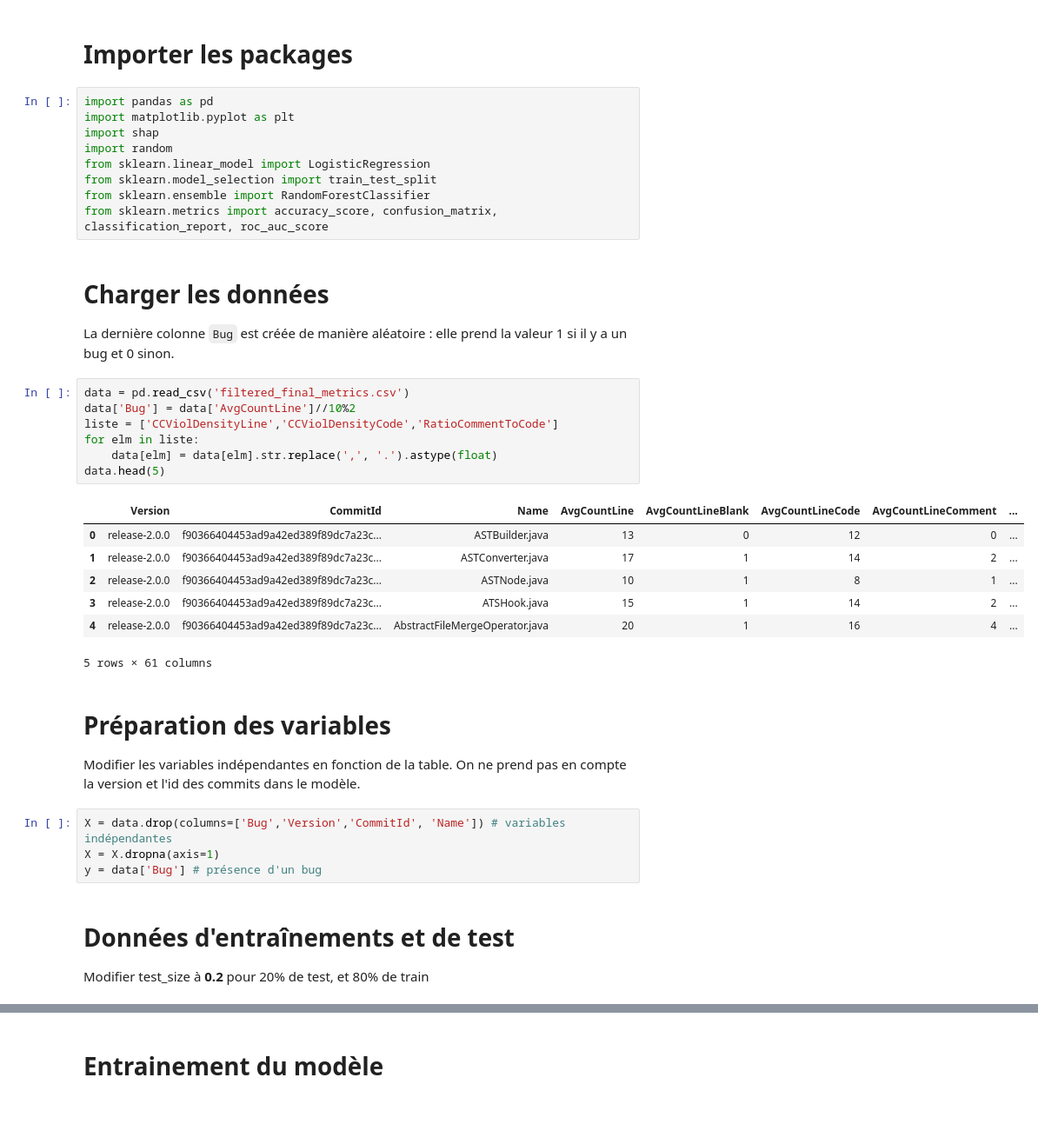
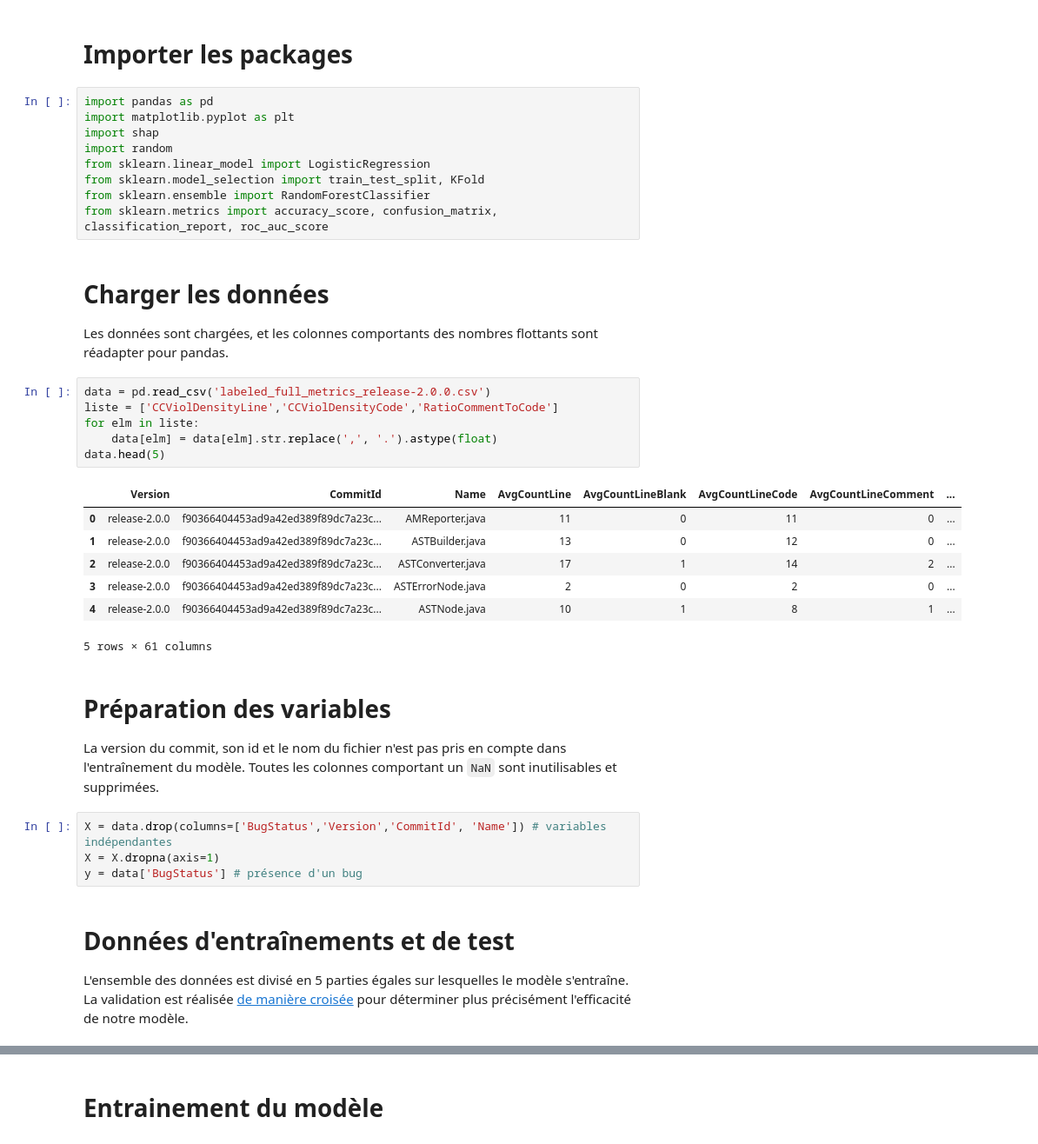
Before and after one commit to IamMoShi/MGL869-Lab-Hive, a Jupyter notebook: Pipeline_Learning_Model.ipynb, the cells around one changed output, grey strips where cells are left out. Shown at 87% size. Drawn from its saved outputs; the diff is of its cells as text; blank space fills up the shorter version.

Commit message:
[feat] K fold cross-validation instead of 80/20 partition

```diff
--- a/Pipeline_Learning_Model.ipynb
+++ b/Pipeline_Learning_Model.ipynb
@@ -6,36 +6,35 @@ import matplotlib.pyplot as plt
 import shap
 import random
 from sklearn.linear_model import LogisticRegression
-from sklearn.model_selection import train_test_split
+from sklearn.model_selection import train_test_split, KFold
 from sklearn.ensemble import RandomForestClassifier
 from sklearn.metrics import accuracy_score, confusion_matrix, classification_report, roc_auc_score
 # %% [markdown]
 # Charger les données
 
-La dernière colonne `Bug` est créée de manière aléatoire : elle prend la valeur 1 si il y a un bug et 0 sinon.
+Les données sont chargées, et les colonnes comportants des nombres flottants sont réadapter pour pandas.
 # %%
-data = pd.read_csv('filtered_final_metrics.csv')
-data['Bug'] = data['AvgCountLine']//10%2
+data = pd.read_csv('labeled_full_metrics_release-2.0.0.csv')
 liste = ['CCViolDensityLine','CCViolDensityCode','RatioCommentToCode']
 for elm in liste:
     data[elm] = data[elm].str.replace(',', '.').astype(float)
 data.head(5)
 # %% [output]
 |  | Version | CommitId | Name | AvgCountLine | AvgCountLineBlank | AvgCountLineCode | AvgCountLineComment | ... |
-| 0 | release-2.0.0 | f90366404453ad9a42ed389f89dc7a23c... | ASTBuilder.java | 13 | 0 | 12 | 0 | ... |
-| 1 | release-2.0.0 | f90366404453ad9a42ed389f89dc7a23c... | ASTConverter.java | 17 | 1 | 14 | 2 | ... |
-| 2 | release-2.0.0 | f90366404453ad9a42ed389f89dc7a23c... | ASTNode.java | 10 | 1 | 8 | 1 | ... |
-| 3 | release-2.0.0 | f90366404453ad9a42ed389f89dc7a23c... | ATSHook.java | 15 | 1 | 14 | 2 | ... |
-| 4 | release-2.0.0 | f90366404453ad9a42ed389f89dc7a23c... | AbstractFileMergeOperator.java | 20 | 1 | 16 | 4 | ... |
+| 0 | release-2.0.0 | f90366404453ad9a42ed389f89dc7a23c... | AMReporter.java | 11 | 0 | 11 | 0 | ... |
+| 1 | release-2.0.0 | f90366404453ad9a42ed389f89dc7a23c... | ASTBuilder.java | 13 | 0 | 12 | 0 | ... |
+| 2 | release-2.0.0 | f90366404453ad9a42ed389f89dc7a23c... | ASTConverter.java | 17 | 1 | 14 | 2 | ... |
+| 3 | release-2.0.0 | f90366404453ad9a42ed389f89dc7a23c... | ASTErrorNode.java | 2 | 0 | 2 | 0 | ... |
+| 4 | release-2.0.0 | f90366404453ad9a42ed389f89dc7a23c... | ASTNode.java | 10 | 1 | 8 | 1 | ... |
 5 rows × 61 columns
 # %% [markdown]
 # Préparation des variables
-Modifier les variables indépendantes en fonction de la table. On ne prend pas en compte la version et l'id des commits dans le modèle.
+La version du commit, son id et le nom du fichier n'est pas pris en compte dans l'entraînement du modèle. Toutes les colonnes comportant un `NaN` sont inutilisables et supprimées.
 # %%
-X = data.drop(columns=['Bug','Version','CommitId', 'Name']) # variables indépendantes
+X = data.drop(columns=['BugStatus','Version','CommitId', 'Name']) # variables indépendantes
 X = X.dropna(axis=1)
-y = data['Bug'] # présence d'un bug
+y = data['BugStatus'] # présence d'un bug
 # %% [markdown]
 # Données d'entraînements et de test
-Modifier test_size à **0.2** pour 20% de test, et 80% de train
+L'ensemble des données est divisé en 5 parties égales sur lesquelles le modèle s'entraîne. La validation est réalisée [de manière croisée](https://medium.com/@tubelwj/five-methods-for-data-splitting-in-machine-learning-27baa50908ed) pour déterminer plus précisément l'efficacité de notre modèle.
 # %%
```
Also changed, not shown: parts of 8 cells of this notebook.
